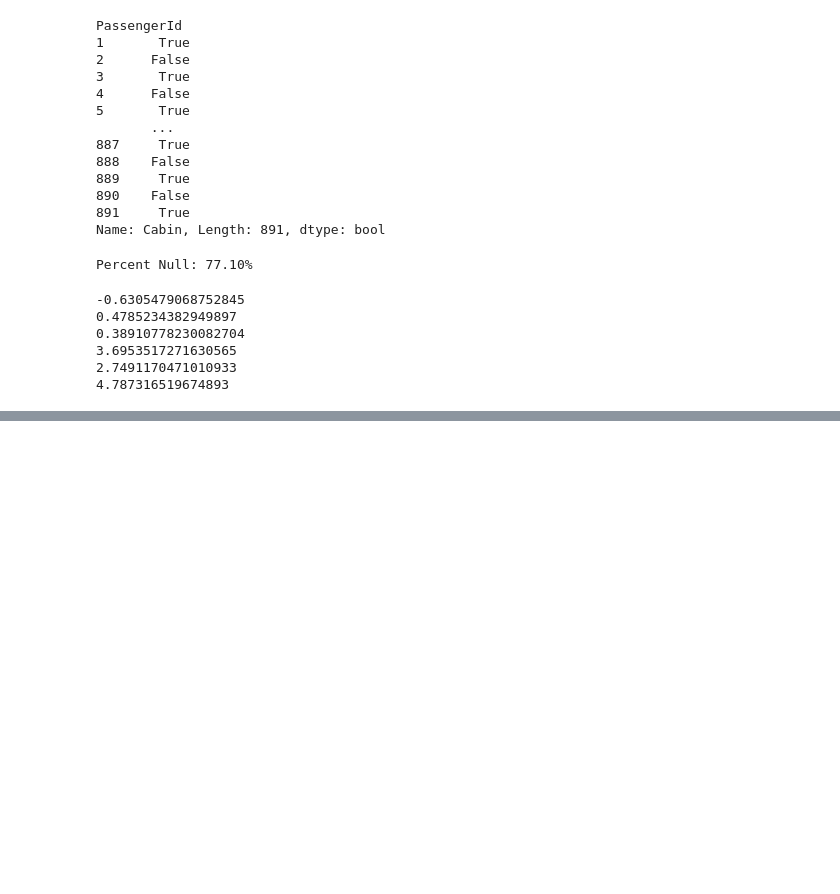
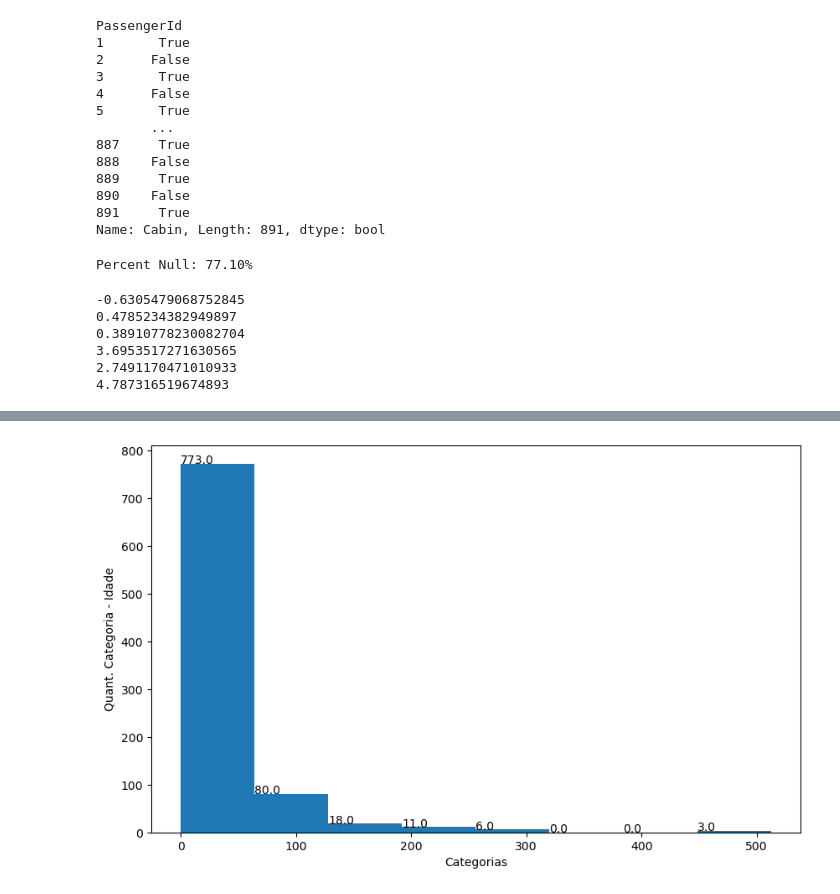
Before and after one commit to CarlosViniMSouza/ML-BI-LG, a Jupyter notebook: assets/titanic.ipynb, the cells around one changed output, grey strips where cells are left out. Drawn from its saved outputs; the diff is of its cells as text; code cells hidden in the pictures; blank space fills up the shorter version.

```diff
--- a/assets/titanic.ipynb
+++ b/assets/titanic.ipynb
@@ -168,0 +221,10 @@ print(df_train.Fare.skew())
+# %%
+plt.figure(figsize=(10,6))
+plot = plt.hist(df_train.Fare, bins=8, histtype="bar")
+plt.ylabel("Quant. Categoria - Idade")
+plt.xlabel("Categorias")
+
+for i in range(8):
+    plt.text(plot[1][i], plot[0][i], str(plot[0][i]))
+# %% [output]
+[figure, added]
```
Also changed, not shown: parts of 10 cells of this notebook, 7 other files.
